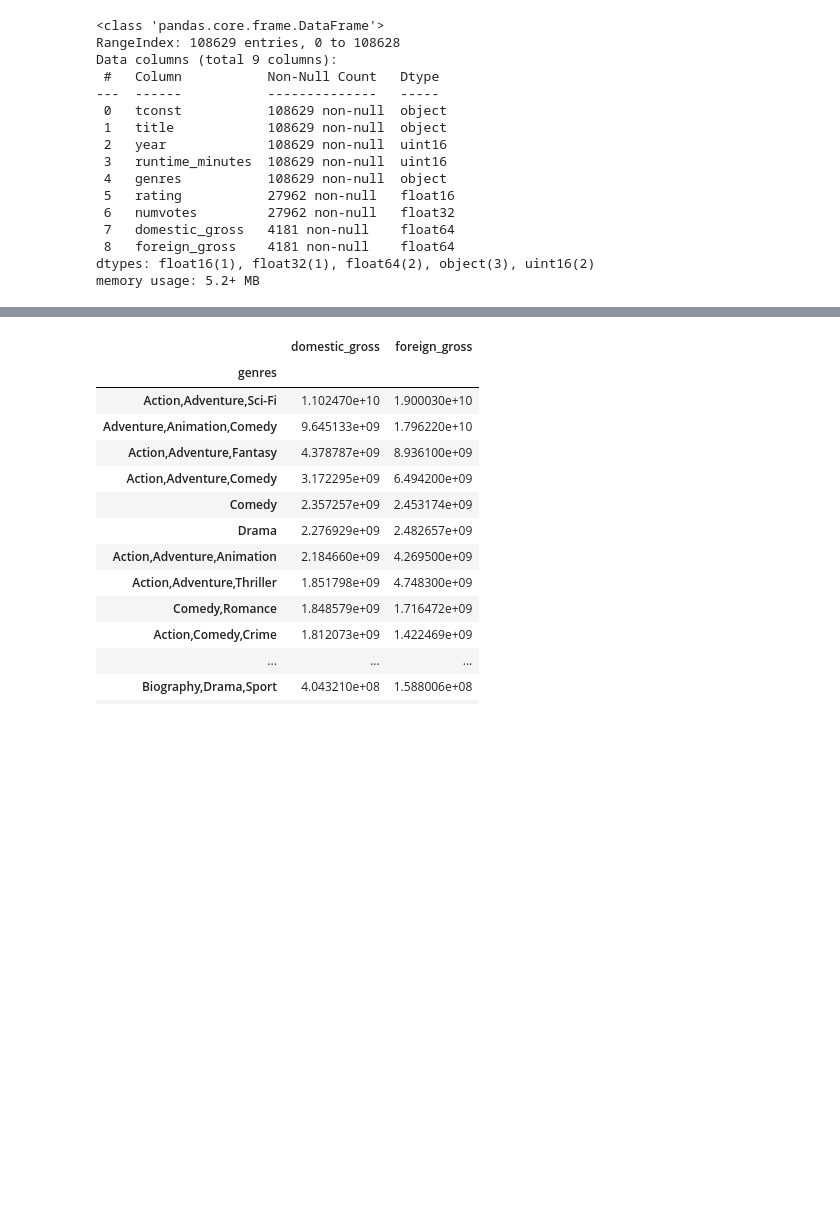
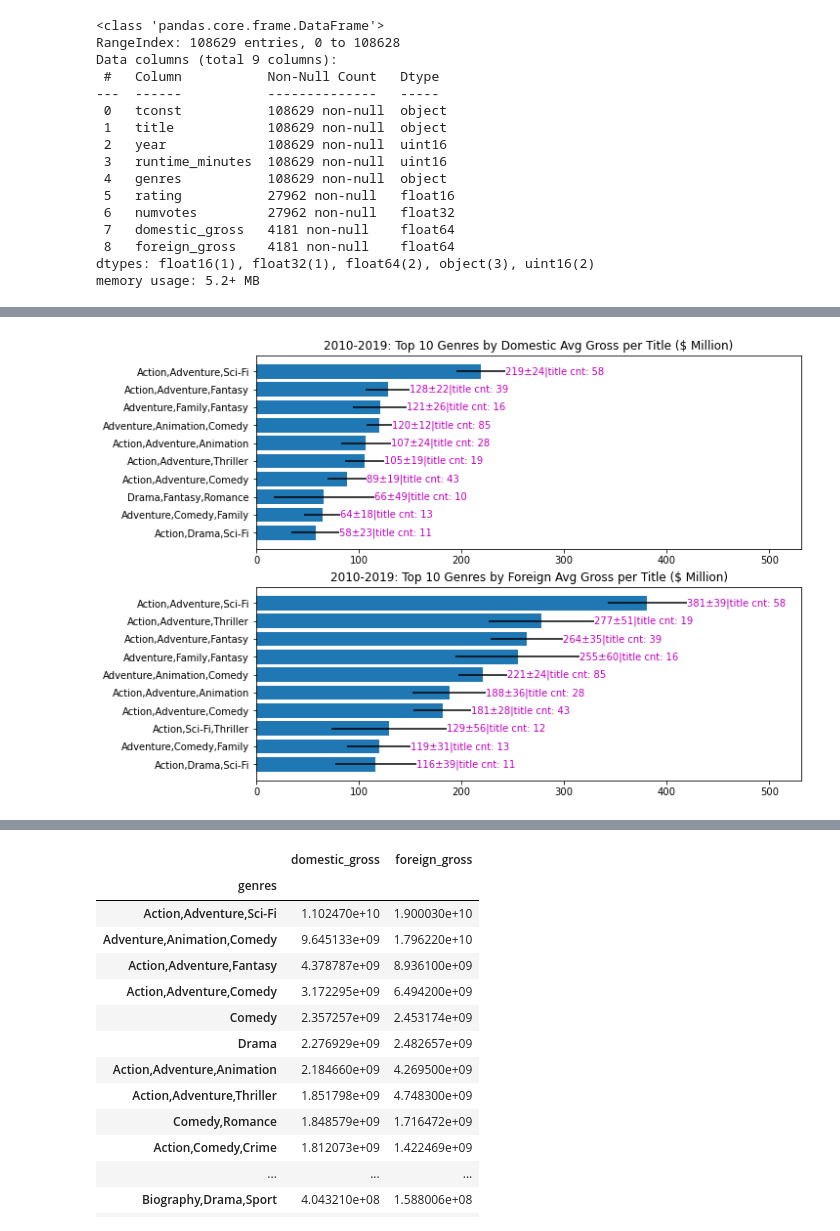
Before and after one commit to ds2012-flatiron/dsc-phase-1-project, a Jupyter notebook: student.ipynb, the cells around one changed output, grey strips where cells are left out. Drawn from its saved outputs; the diff is of its cells as text; code cells hidden in the pictures; blank space fills up the shorter version.

```diff
--- a/student.ipynb
+++ b/student.ipynb
@@ -178,0 +132,5 @@ memory usage: 10.4+ MB
+# %%
+importlib.reload(dataviz)
+dataviz.bar_chart_top_genres_by_avgrevenue_pertitle(config)
+# %% [output]
+[figure, added]
```
Also changed, not shown: parts of 13 cells of this notebook, 4 other files.
